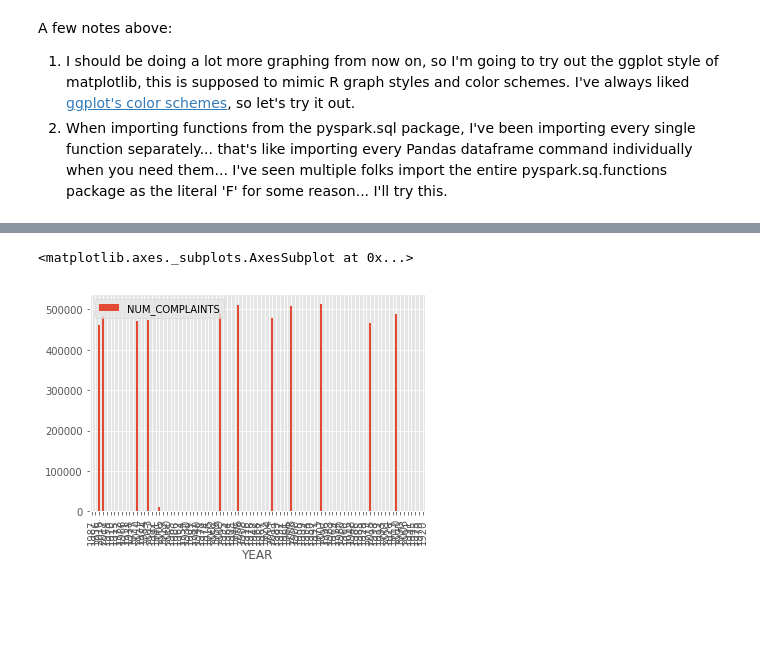
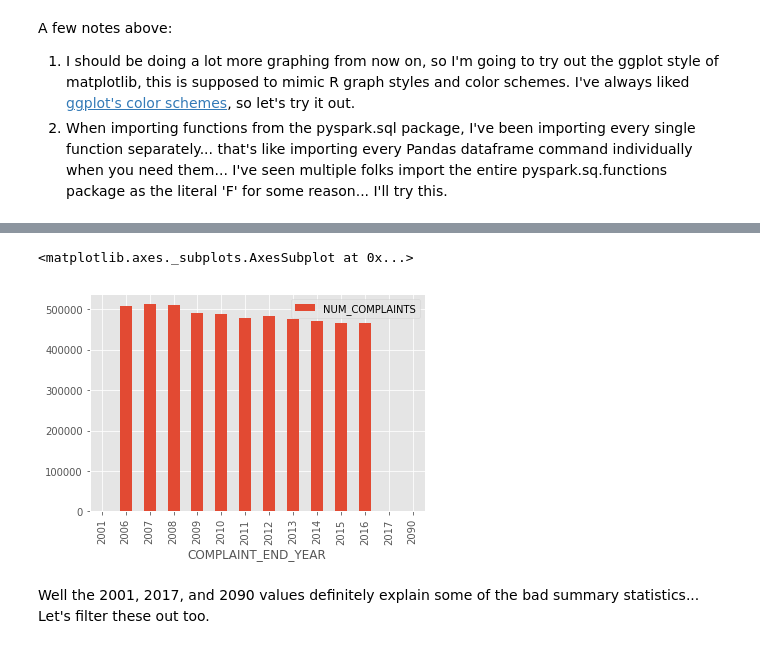
Before and after one commit to strikingmoose/nypd_complaints, a Jupyter notebook: notebook/10 - Data Exploration (Part V - Exploration & Analysis).ipynb, the cells around one changed output, grey strips where cells are left out. Saved outputs shown, nothing was run; the diff lists cells and outputs as text; code cells hidden in the pictures; blank space fills up the shorter version.

```diff
--- a/notebook/10 - Data Exploration (Part V - Exploration & Analysis).ipynb
+++ b/notebook/10 - Data Exploration (Part V - Exploration & Analysis).ipynb
@@ -111,0 +301,7 @@ result.sort_values('YEAR')
+# %%
+complaint_end_result = %read_sql \
+SELECT \
+    COMPLAINT_END_TIMESTAMP_YEAR as COMPLAINT_END_YEAR, \
+    COUNT(*) as NUM_COMPLAINTS \
+FROM df_filtered \
+GROUP BY COMPLAINT_END_TIMESTAMP_YEAR
@@ -112,5 +310,8 @@ result.sort_values('YEAR')
 # %%
-result.plot(kind = 'bar', x = 'YEAR', y = 'NUM_COMPLAINTS')
+# Plot complaint ends per year
+complaint_end_result.sort_values('COMPLAINT_END_YEAR').plot(kind = 'bar', x = 'COMPLAINT_END_YEAR', y = 'NUM_COMPLAINTS')
 # %% [output]
 <matplotlib.axes._subplots.AxesSubplot at 0x...>
-[figure, old version]
+[figure, new version]
+# %% [markdown]
+Well the 2001, 2017, and 2090 values definitely explain some of the bad summary statistics... Let's filter these out too.
```
Also changed, not shown: parts of 53 cells of this notebook, 2 other files.
